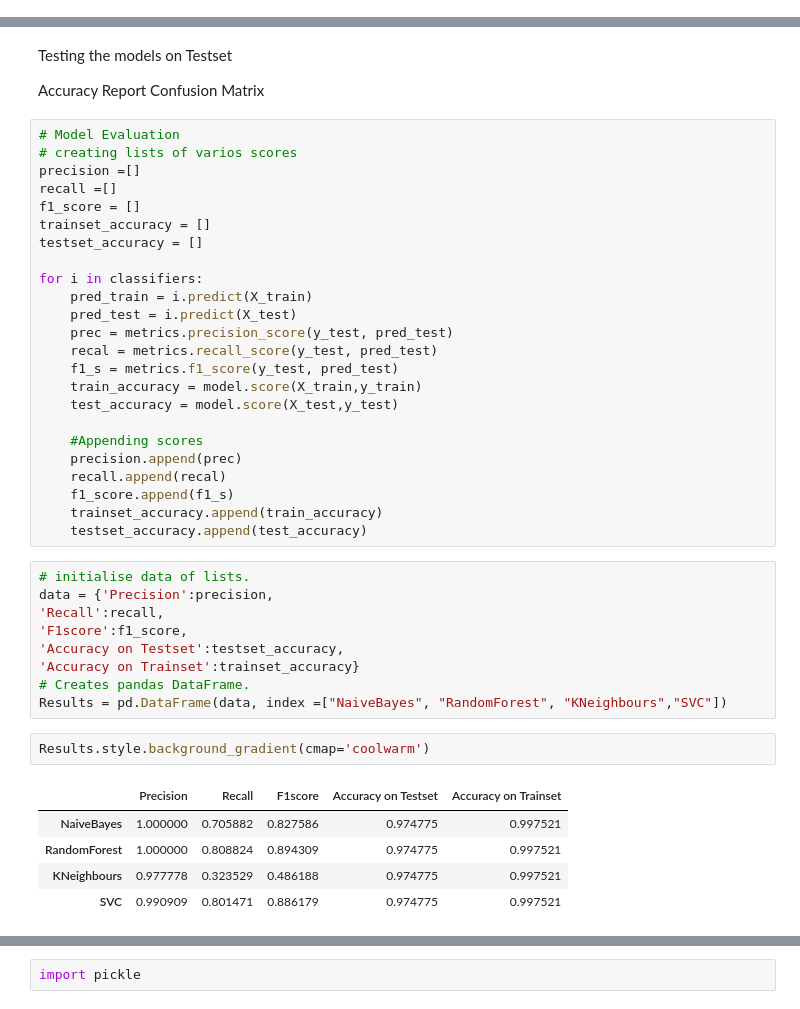
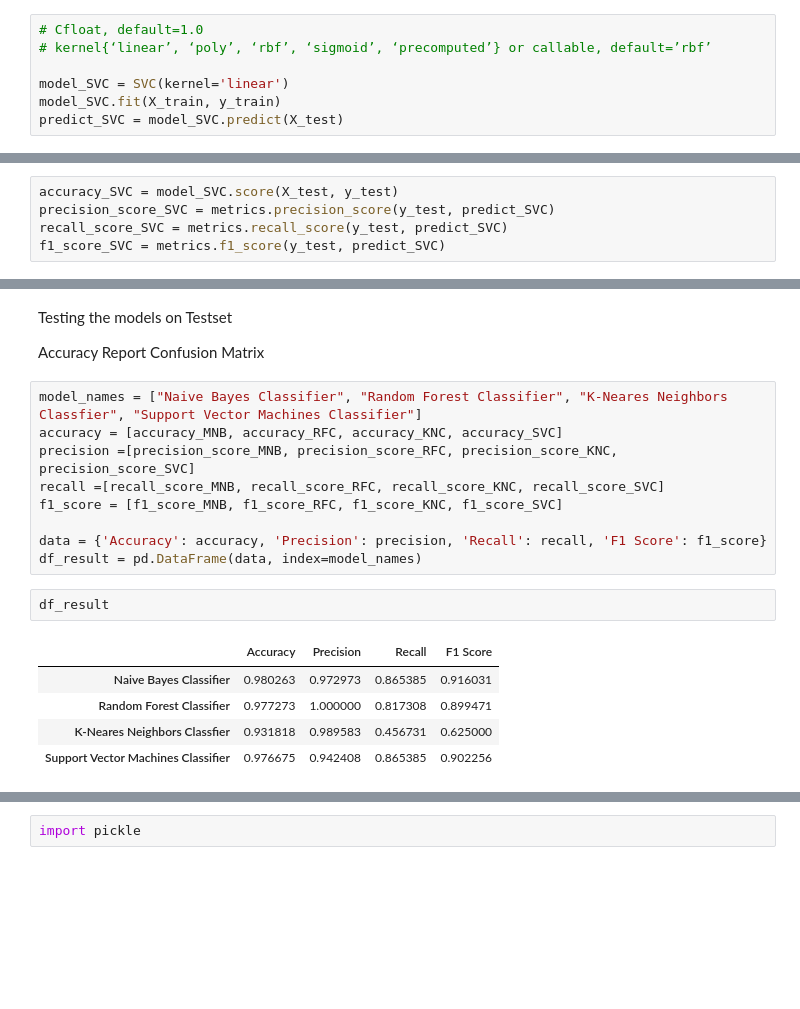
Before and after one commit to epuujee/SpamFilter, a Jupyter notebook: Spam Detector.ipynb, the cells around one changed output, grey strips where cells are left out. Drawn from its saved outputs; the diff is of its cells as text; blank space fills up the shorter version.

Commit message:
Model building, compare, export

```diff
--- a/Spam Detector.ipynb
+++ b/Spam Detector.ipynb
@@ -330,0 +345,7 @@ SVC: 0.974086
+# %%
+# Cfloat, default=1.0
+# kernel{‘linear’, ‘poly’, ‘rbf’, ‘sigmoid’, ‘precomputed’} or callable, default=’rbf’
+
+model_SVC = SVC(kernel='linear')
+model_SVC.fit(X_train, y_train)
+predict_SVC = model_SVC.predict(X_test)
@@ -331,3 +369,8 @@ SVC: 0.974086
+# %%
+accuracy_SVC = model_SVC.score(X_test, y_test)
+precision_score_SVC = metrics.precision_score(y_test, predict_SVC)
+recall_score_SVC = metrics.recall_score(y_test, predict_SVC)
+f1_score_SVC = metrics.f1_score(y_test, predict_SVC)
 # %% [markdown]
 ## Compare Models
 # %% [markdown]
@@ -336,43 +379,19 @@ Testing the models on Testset
 Accuracy Report
 Confusion Matrix
 # %%
-# Model Evaluation
-# creating lists of varios scores
-precision =[]
-recall =[]
-f1_score = []
-trainset_accuracy = []
-testset_accuracy = []
+model_names = ["Naive Bayes Classifier", "Random Forest Classifier", "K-Neares Neighbors Classfier", "Support Vector Machines Classifier"]
+accuracy = [accuracy_MNB, accuracy_RFC, accuracy_KNC, accuracy_SVC]
+precision =[precision_score_MNB, precision_score_RFC, precision_score_KNC, precision_score_SVC]
+recall =[recall_score_MNB, recall_score_RFC, recall_score_KNC, recall_score_SVC]
+f1_score = [f1_score_MNB, f1_score_RFC, f1_score_KNC, f1_score_SVC]
 
-for i in classifiers:
-    pred_train = i.predict(X_train)
-    pred_test = i.predict(X_test)
-    prec = metrics.precision_score(y_test, pred_test)
-    recal = metrics.recall_score(y_test, pred_test)
-    f1_s = metrics.f1_score(y_test, pred_test)
-    train_accuracy = model.score(X_train,y_train)
-    test_accuracy = model.score(X_test,y_test)
-
-    #Appending scores
-    precision.append(prec)
-    recall.append(recal)
-    f1_score.append(f1_s)
-    trainset_accuracy.append(train_accuracy)
-    testset_accuracy.append(test_accuracy)
+data = {'Accuracy': accuracy, 'Precision': precision, 'Recall': recall, 'F1 Score': f1_score}
+df_result = pd.DataFrame(data, index=model_names)
-# %%
-# initialise data of lists.
-data = {'Precision':precision,
-'Recall':recall,
-'F1score':f1_score,
-'Accuracy on Testset':testset_accuracy,
-'Accuracy on Trainset':trainset_accuracy}
-# Creates pandas DataFrame.
-Results = pd.DataFrame(data, index =["NaiveBayes", "RandomForest", "KNeighbours","SVC"])
 # %%
-Results.style.background_gradient(cmap='coolwarm')
+df_result
 # %% [output]
-|  | Precision | Recall | F1score | Accuracy on Testset | Accuracy on Trainset |
-| NaiveBayes | 1.000000 | 0.705882 | 0.827586 | 0.974775 | 0.997521 |
-| RandomForest | 1.000000 | 0.808824 | 0.894309 | 0.974775 | 0.997521 |
-| KNeighbours | 0.977778 | 0.323529 | 0.486188 | 0.974775 | 0.997521 |
-| SVC | 0.990909 | 0.801471 | 0.886179 | 0.974775 | 0.997521 |
+|  | Accuracy | Precision | Recall | F1 Score |
+| Naive Bayes Classifier | 0.980263 | 0.972973 | 0.865385 | 0.916031 |
+| Random Forest Classifier | 0.977273 | 1.000000 | 0.817308 | 0.899471 |
+| K-Neares Neighbors Classfier | 0.931818 | 0.989583 | 0.456731 | 0.625000 |
+| Support Vector Machines Classifier | 0.976675 | 0.942408 | 0.865385 | 0.902256 |
```
Also changed, not shown: parts of 28 cells of this notebook.
